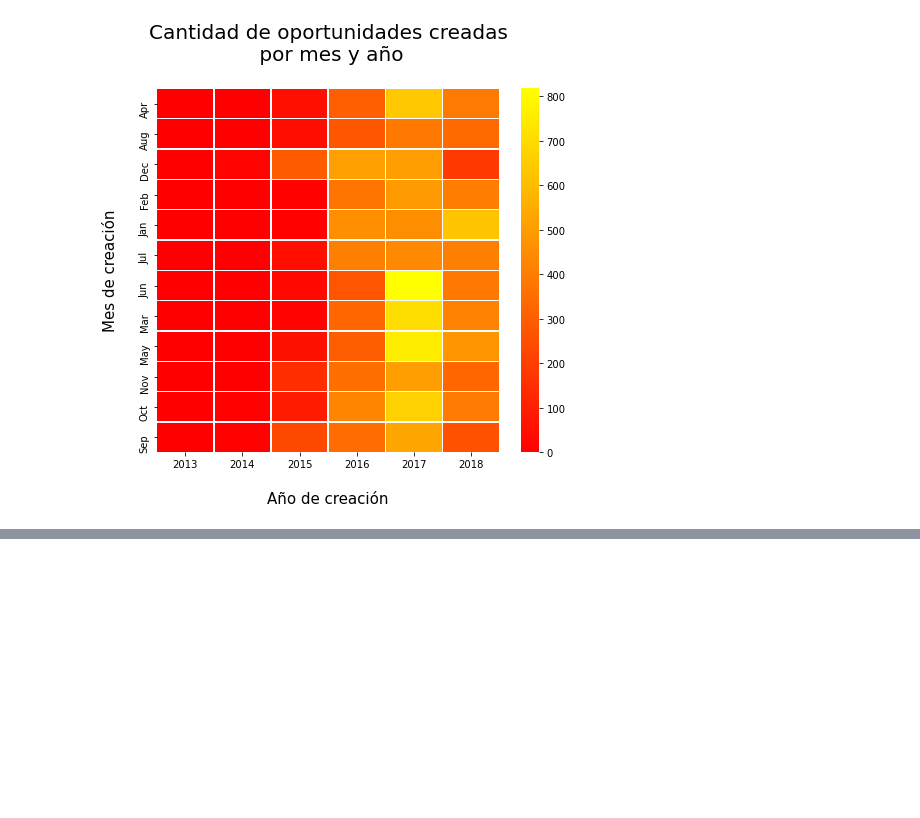
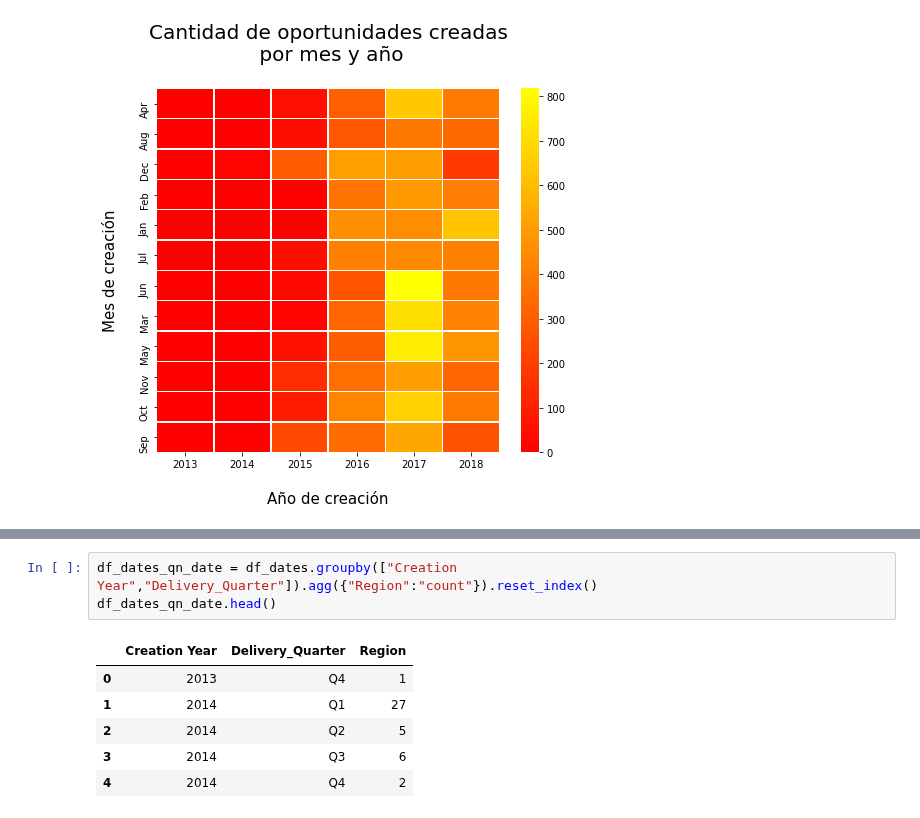
Before and after one commit to FernandoSinisi/Orga-Datos-2C-2020, a Jupyter notebook: TP1/fechas.ipynb, the cells around one changed output, grey strips where cells are left out. Drawn from its saved outputs; the diff is of its cells as text; blank space fills up the shorter version.

```diff
--- a/TP1/fechas.ipynb
+++ b/TP1/fechas.ipynb
@@ -318,0 +356,10 @@ plt.show()
+# %%
+df_dates_qn_date = df_dates.groupby(["Creation Year","Delivery_Quarter"]).agg({"Region":"count"}).reset_index()
+df_dates_qn_date.head()
+# %% [output]
+|  | Creation Year | Delivery_Quarter | Region |
+| 0 | 2013 | Q4 | 1 |
+| 1 | 2014 | Q1 | 27 |
+| 2 | 2014 | Q2 | 5 |
+| 3 | 2014 | Q3 | 6 |
+| 4 | 2014 | Q4 | 2 |
```
Also changed, not shown: parts of 3 cells of this notebook, 4 other files.
